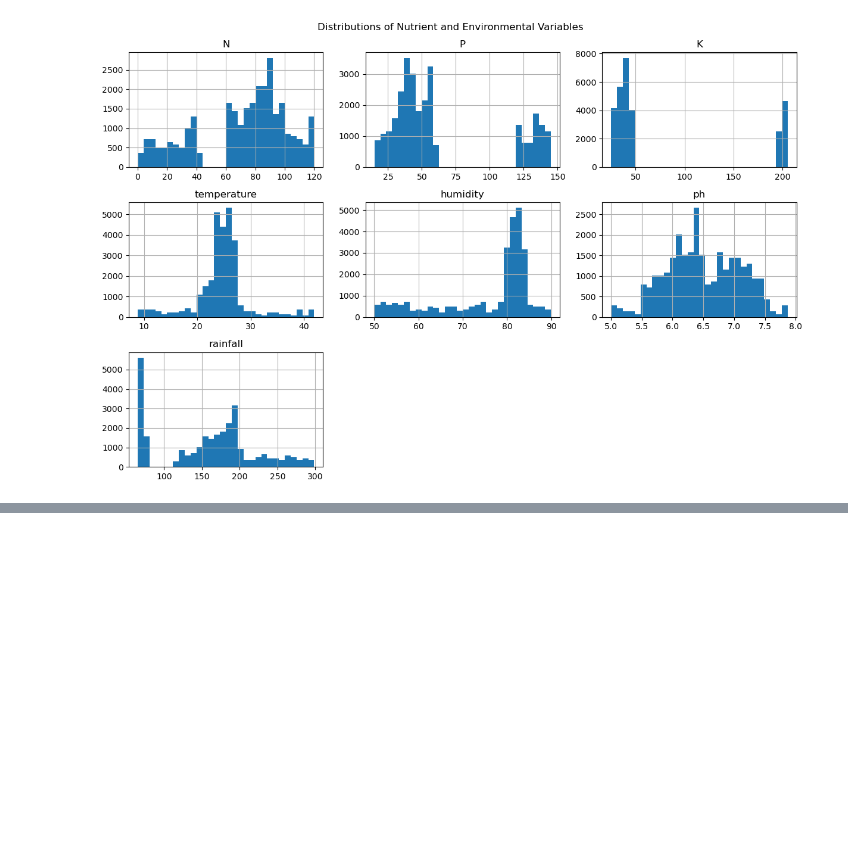
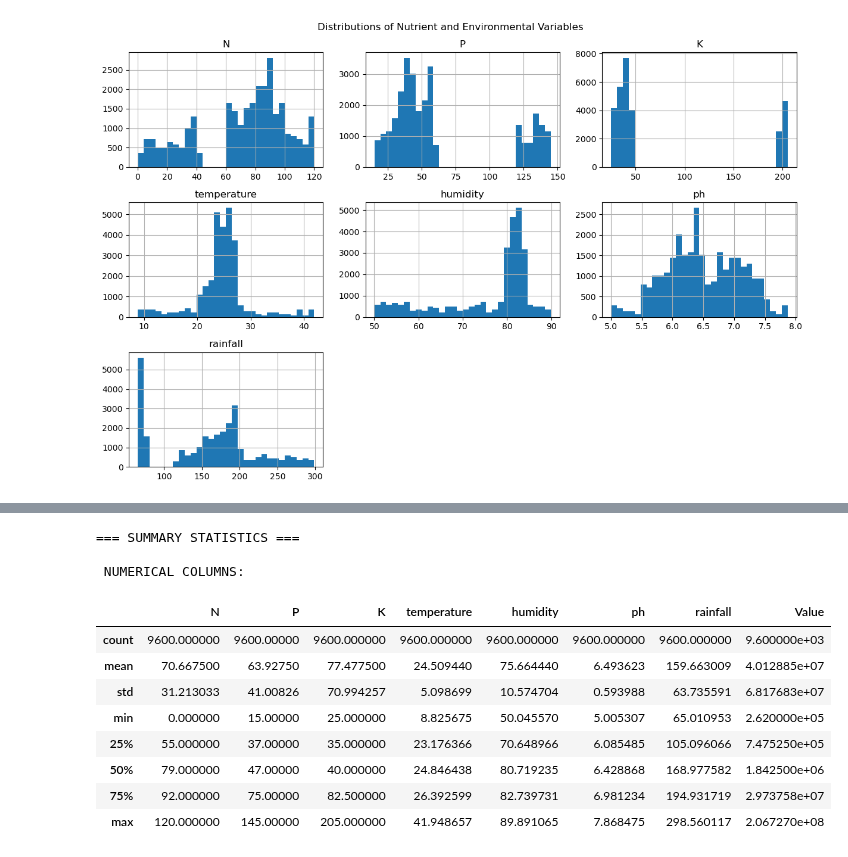
Before and after one commit to springboardmentor2468a-lab/AgriYield, a Jupyter notebook: data.ipynb, the cells around one changed output, grey strips where cells are left out. Drawn from its saved outputs; the diff is of its cells as text; code cells hidden in the pictures; blank space fills up the shorter version.

```diff
--- a/data.ipynb
+++ b/data.ipynb
@@ -485,0 +279,9 @@ plt.show()
+# %%
+import pandas as pd
+
+pd.set_option('display.max_rows', None)   # show all rows, no "..."
+# or set a large number, e.g.
+# pd.set_option('display.max_rows', 1000)
+
+Crop_Recommendation_clean_preview = df_crop_rec.head(10)  # if you made a subset
+Crop_Recommendation_clean_preview
@@ -485,0 +677,19 @@ plt.show()
+# %%
+print("=== SUMMARY STATISTICS ===")
+
+# 1. Numerical columns summary
+print("\n NUMERICAL COLUMNS:")
+display(df_production_clean.describe())
+# %% [output]
+=== SUMMARY STATISTICS ===
+
+ NUMERICAL COLUMNS:
+|  | N | P | K | temperature | humidity | ph | rainfall | Value |
+| count | 9600.000000 | 9600.00000 | 9600.000000 | 9600.000000 | 9600.000000 | 9600.000000 | 9600.000000 | 9.600000e+03 |
+| mean | 70.667500 | 63.92750 | 77.477500 | 24.509440 | 75.664440 | 6.493623 | 159.663009 | 4.012885e+07 |
+| std | 31.213033 | 41.00826 | 70.994257 | 5.098699 | 10.574704 | 0.593988 | 63.735591 | 6.817683e+07 |
+| min | 0.000000 | 15.00000 | 25.000000 | 8.825675 | 50.045570 | 5.005307 | 65.010953 | 2.620000e+05 |
+| 25% | 55.000000 | 37.00000 | 35.000000 | 23.176366 | 70.648966 | 6.085485 | 105.096066 | 7.475250e+05 |
+| 50% | 79.000000 | 47.00000 | 40.000000 | 24.846438 | 80.719235 | 6.428868 | 168.977582 | 1.842500e+06 |
+| 75% | 92.000000 | 75.00000 | 82.500000 | 26.392599 | 82.739731 | 6.981234 | 194.931719 | 2.973758e+07 |
+| max | 120.000000 | 145.00000 | 205.000000 | 41.948657 | 89.891065 | 7.868475 | 298.560117 | 2.067270e+08 |
```
Also changed, not shown: parts of 73 cells of this notebook.
